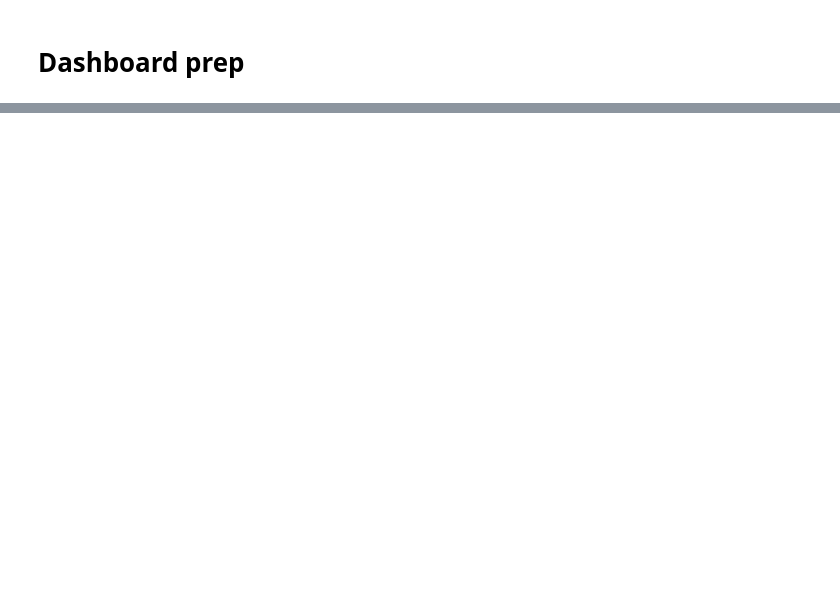
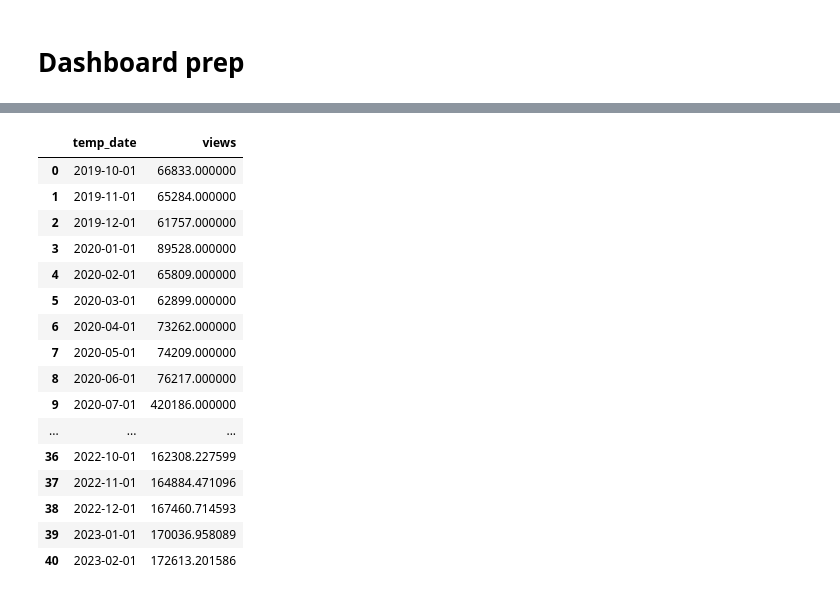
Before and after one commit to laliali20/DSITwist2, a Jupyter notebook: DSITwist2.ipynb, the cells around one changed output, grey strips where cells are left out. Saved outputs shown, nothing was run; the diff lists cells and outputs as text; code cells hidden in the pictures; blank space fills up the shorter version.

```diff
--- a/DSITwist2.ipynb
+++ b/DSITwist2.ipynb
@@ -364,3 +394,23 @@ goog_fin = pd.read_sql(goog_query, conn )
 # %%
 wiki_fin.to_csv('wiki.csv')
 goog_fin.to_csv('goog.csv')
+# %%
+wiki_fin
+# %% [output]
+|  | temp_date | views |
+| 0 | 2019-10-01 | 66833.000000 |
+| 1 | 2019-11-01 | 65284.000000 |
+| 2 | 2019-12-01 | 61757.000000 |
+| 3 | 2020-01-01 | 89528.000000 |
+| 4 | 2020-02-01 | 65809.000000 |
+| 5 | 2020-03-01 | 62899.000000 |
+| 6 | 2020-04-01 | 73262.000000 |
+| 7 | 2020-05-01 | 74209.000000 |
+| 8 | 2020-06-01 | 76217.000000 |
+| 9 | 2020-07-01 | 420186.000000 |
+| ... | ... | ... |
+| 36 | 2022-10-01 | 162308.227599 |
+| 37 | 2022-11-01 | 164884.471096 |
+| 38 | 2022-12-01 | 167460.714593 |
+| 39 | 2023-01-01 | 170036.958089 |
+| 40 | 2023-02-01 | 172613.201586 |
```
Also changed, not shown: parts of 31 cells of this notebook.
